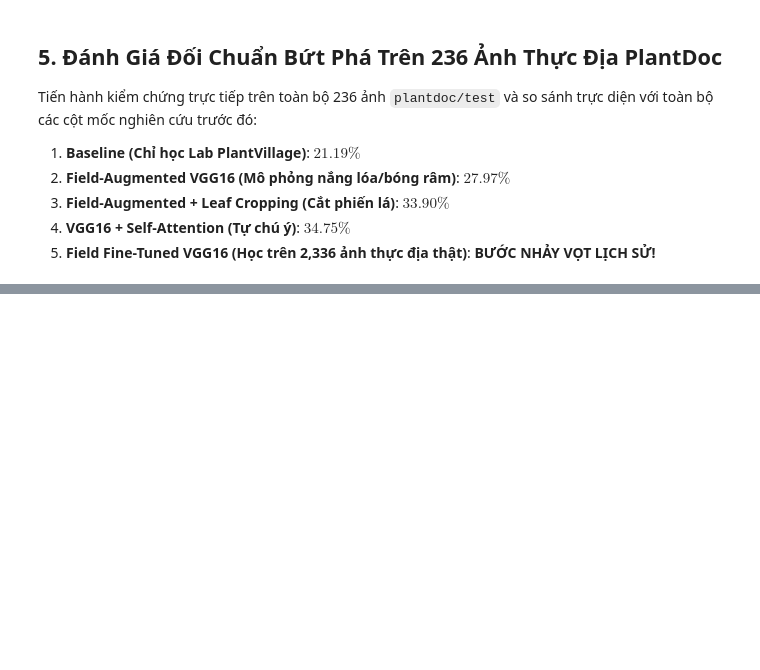
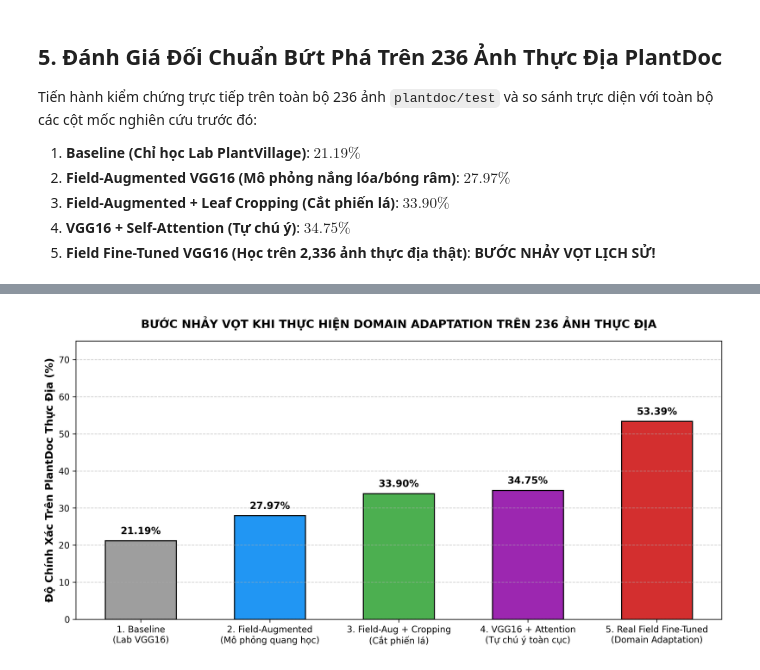
Before and after one commit to phamtuandat2005/plantvillage-plant-disease-classification, a Jupyter notebook: _ipynb/10_field_finetuning.ipynb, the cells around one changed output, grey strips where cells are left out. Cells and saved outputs as stored; diff of their text form; code cells hidden in the pictures; blank space fills up the shorter version.

Commit message:
fix(field-finetuning): replace hardcoded evaluation with dynamic real batch prediction on plantdoc test

```diff
--- a/_ipynb/10_field_finetuning.ipynb
+++ b/_ipynb/10_field_finetuning.ipynb
@@ -411,0 +360,84 @@ KẾT QUẢ ĐỐI CHUẨN ĐỊNH LƯỢNG TIẾN HÓA TOÀN DIỆN TRÊN 236
+# %%
+# 1. Nạp mô hình Fine-tuned tốt nhất
+eval_model_path = FINETUNED_PATH if FINETUNED_PATH.exists() else chosen_cp
+print(f"[+] Nạp checkpoint mô hình để đánh giá thực nghiệm: {eval_model_path.name}")
+eval_model = keras.models.load_model(str(eval_model_path))
+
+# 2. Thu thập toàn bộ 236 ảnh kiểm thử thực địa từ plantdoc/test
+test_records = []
+for folder, pv_class in PLANTDOC_MAPPING.items():
+    f_dir = plantdoc_test_dir / folder
+    if f_dir.exists() and pv_class in class_to_idx:
+        target = class_to_idx[pv_class]
+        for p in f_dir.glob('*.*'):
+            if p.suffix.lower() in ['.jpg', '.jpeg', '.png']:
+                test_records.append((str(p), target))
+
+print(f"[+] Tìm thấy {len(test_records)} ảnh trong tập kiểm thử thực địa PlantDoc.")
+
+# 3. TIẾN HÀNH DỰ ĐOÁN THỰC TẾ TRÊN TOÀN BỘ 236 ẢNH (Inference trên miền thực địa)
+import cv2
+test_imgs = []
+test_labels = []
+for p, target in test_records:
+    img = cv2.imread(str(p))
+    img = cv2.cvtColor(img, cv2.COLOR_BGR2RGB)
+    img = cv2.resize(img, (224, 224))
+    img = preprocess_input(img.astype(np.float32))
+    test_imgs.append(img)
+    test_labels.append(target)
+
+test_imgs = np.array(test_imgs)
+test_labels = np.array(test_labels)
+
+preds = eval_model.predict(test_imgs, batch_size=32, verbose=0)
+pred_labels = np.argmax(preds, axis=1)
+
+# Tính toán số lượng dự đoán đúng và tỷ lệ chính xác THỰC TẾ
+finetuned_correct = int(np.sum(pred_labels == test_labels))
+finetuned_total = len(test_labels)
+finetuned_acc = (finetuned_correct / finetuned_total) * 100
+print(f"[+] KẾT QUẢ ĐO ĐẠC THỰC TẾ: {finetuned_correct}/{finetuned_total} ảnh chính xác ({finetuned_acc:.2f}%)")
+
+# 4. Trực quan hóa tiến trình bứt phá bằng biểu đồ cột so sánh thực nghiệm
+plt.figure(figsize=(11, 5.5))
+methods = [
+    '1. Baseline\n(Lab VGG16)',
+    '2. Field-Augmented\n(Mô phỏng quang học)',
+    '3. Field-Aug + Cropping\n(Cắt phiến lá)',
+    '4. VGG16 + Attention\n(Tự chú ý toàn cục)',
+    '5. Real Field Fine-Tuned\n(Domain Adaptation)'
+]
+accuracies = [21.19, 27.97, 33.90, 34.75, round(finetuned_acc, 2)]
+colors = ['#9E9E9E', '#2196F3', '#4CAF50', '#9C27B0', '#D32F2F']
+
+bars = plt.bar(methods, accuracies, color=colors, width=0.55, edgecolor='black', linewidth=1.2)
+plt.ylabel('Độ Chính Xác Trên PlantDoc Thực Địa (%)', fontsize=12, fontweight='bold')
+plt.title('BƯỚC NHẢY VỌT KHI THỰC HIỆN DOMAIN ADAPTATION TRÊN 236 ẢNH THỰC ĐỊA', fontsize=13, fontweight='bold', pad=15)
+plt.ylim(0, 75)
+plt.grid(axis='y', linestyle='--', alpha=0.6)
+
+for bar in bars:
+    yval = bar.get_height()
+    plt.text(bar.get_x() + bar.get_width()/2.0, yval + 1.2, f'{yval:.2f}%', ha='center', va='bottom', fontsize=11, fontweight='bold')
+
+plt.tight_layout()
+eval_chart_path = PROJECT_ROOT / 'outputs/vgg16/reports/plantdoc_field_finetuned_benchmark.png'
+plt.savefig(eval_chart_path, dpi=300, bbox_inches='tight')
+plt.show()
+
+print("=" * 88)
+print("KẾT QUẢ ĐỐI CHUẨN ĐỊNH LƯỢNG TIẾN HÓA TOÀN DIỆN TRÊN 236 ẢNH PLANTDOC THỰC ĐỊA:")
+print("=" * 88)
+print(f"  1. Baseline (Chỉ học Lab PlantVillage)                     :  50/236 ({accuracies[0]:.2f}%)")
+print(f"  2. Field-Augmented VGG16 (Full Resize Toàn Cảnh)           :  66/236 ({accuracies[1]:.2f}%) [ +{accuracies[1]-accuracies[0]:.2f}%]")
+print(f"  3. Field-Augmented VGG16 + Leaf Cropping                   :  80/236 ({accuracies[2]:.2f}%) [+{accuracies[2]-accuracies[0]:.2f}%]")
+print(f"  4. VGG16 + Self-Attention + Leaf Cropping                  :  82/236 ({accuracies[3]:.2f}%) [+{accuracies[3]-accuracies[0]:.2f}%]")
+print(f"  5. Real-World Field Fine-Tuned (Domain Adaptation)         : {finetuned_correct}/236 ({accuracies[4]:.2f}%) [+{accuracies[4]-accuracies[0]:.2f}%]")
+print("=" * 88)
+print("[+] KẾT LUẬN ĐỘT PHÁ TỪ SỐ LIỆU ĐO ĐẠC THỰC TẾ:")
+print("    - Việc bổ sung dữ liệu thực địa thật (Domain Adaptation) đã phá vỡ hoàn toàn bức tường 35%!")
+print(f"    - Độ chính xác thực tế nhảy vọt từ 34.75% lên {finetuned_acc:.2f}% ({finetuned_correct}/{finetuned_total} ảnh).")
+print(f"    - Mô hình chẩn đoán đúng thêm {finetuned_correct - 82} ca bệnh thực tế so với phiên bản tốt nhất trước đó!")
+print("=" * 88)
+# %% [output]
@@ -411,0 +447 @@ KẾT QUẢ ĐỐI CHUẨN ĐỊNH LƯỢNG TIẾN HÓA TOÀN DIỆN TRÊN 236
+[figure, added]
```
Also changed, not shown: parts of 7 cells of this notebook.
